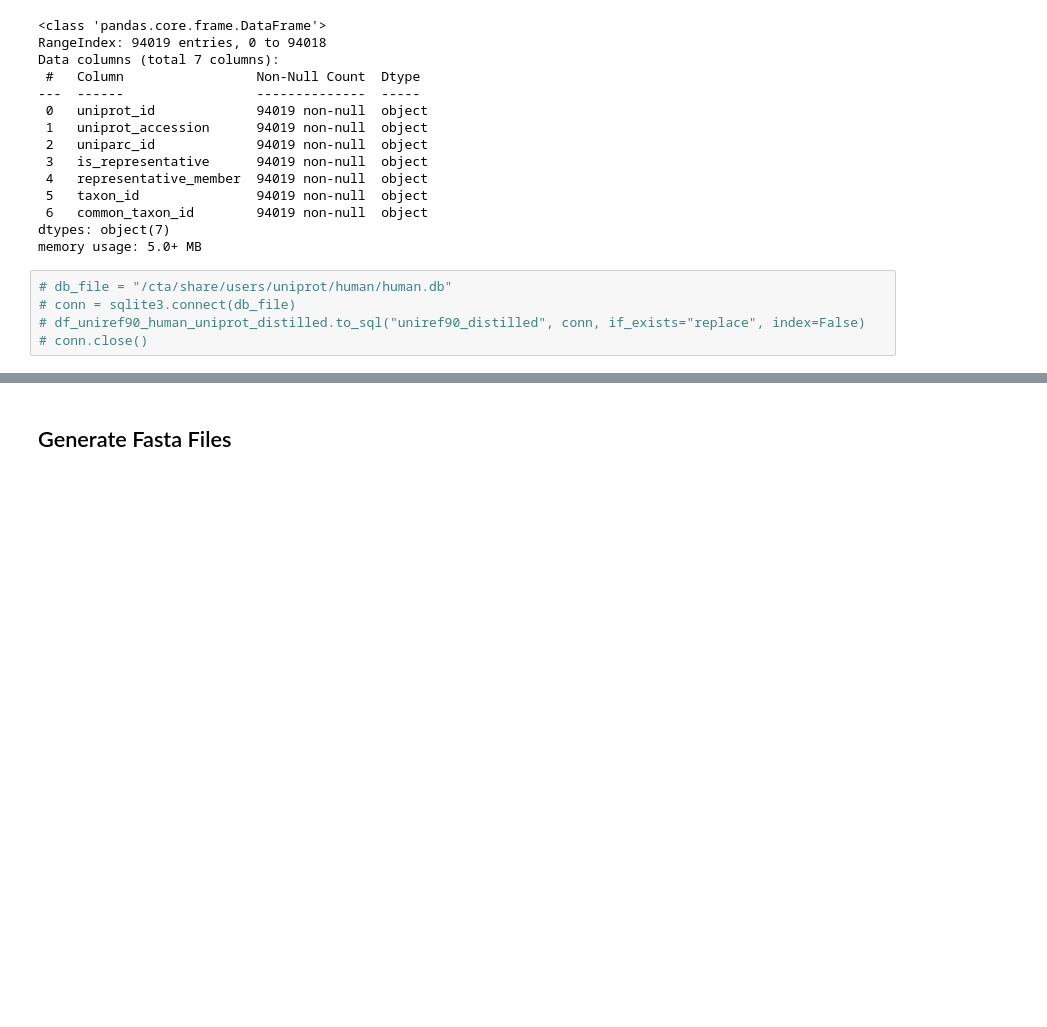
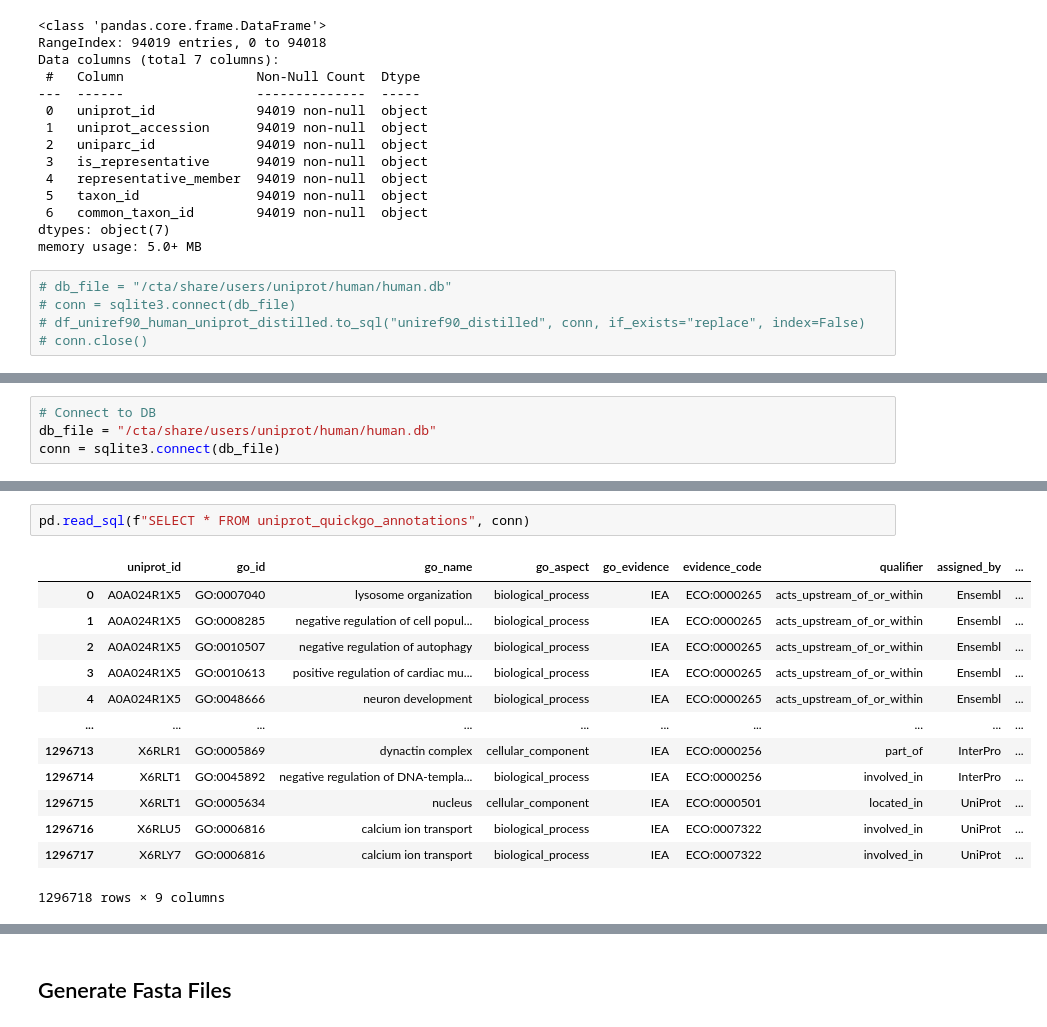
Before and after one commit to boun-tabi-lifelu/evolutionary-subword-tokenization, a Jupyter notebook: Prog/dataset_schema.ipynb, the cells around one changed output, grey strips where cells are left out. Drawn from its saved outputs; the diff is of its cells as text; blank space fills up the shorter version.

```diff
--- a/Prog/dataset_schema.ipynb
+++ b/Prog/dataset_schema.ipynb
@@ -740,0 +1306,4 @@ memory usage: 5.0+ MB
+# %%
+# Connect to DB
+db_file = "/cta/share/users/uniprot/human/human.db"
+conn = sqlite3.connect(db_file)
@@ -740,0 +1320,16 @@ memory usage: 5.0+ MB
+# %%
+pd.read_sql(f"SELECT * FROM uniprot_quickgo_annotations", conn)
+# %% [output]
+|  | uniprot_id | go_id | go_name | go_aspect | go_evidence | evidence_code | qualifier | assigned_by | ... |
+| 0 | A0A024R1X5 | GO:0007040 | lysosome organization | biological_process | IEA | ECO:0000265 | acts_upstream_of_or_within | Ensembl | ... |
+| 1 | A0A024R1X5 | GO:0008285 | negative regulation of cell popul... | biological_process | IEA | ECO:0000265 | acts_upstream_of_or_within | Ensembl | ... |
+| 2 | A0A024R1X5 | GO:0010507 | negative regulation of autophagy | biological_process | IEA | ECO:0000265 | acts_upstream_of_or_within | Ensembl | ... |
+| 3 | A0A024R1X5 | GO:0010613 | positive regulation of cardiac mu... | biological_process | IEA | ECO:0000265 | acts_upstream_of_or_within | Ensembl | ... |
+| 4 | A0A024R1X5 | GO:0048666 | neuron development | biological_process | IEA | ECO:0000265 | acts_upstream_of_or_within | Ensembl | ... |
+| ... | ... | ... | ... | ... | ... | ... | ... | ... | ... |
+| 1296713 | X6RLR1 | GO:0005869 | dynactin complex | cellular_component | IEA | ECO:0000256 | part_of | InterPro | ... |
+| 1296714 | X6RLT1 | GO:0045892 | negative regulation of DNA-templa... | biological_process | IEA | ECO:0000256 | involved_in | InterPro | ... |
+| 1296715 | X6RLT1 | GO:0005634 | nucleus | cellular_component | IEA | ECO:0000501 | located_in | UniProt | ... |
+| 1296716 | X6RLU5 | GO:0006816 | calcium ion transport | biological_process | IEA | ECO:0007322 | involved_in | UniProt | ... |
+| 1296717 | X6RLY7 | GO:0006816 | calcium ion transport | biological_process | IEA | ECO:0007322 | involved_in | UniProt | ... |
+1296718 rows × 9 columns
```
Also changed, not shown: parts of 14 cells of this notebook, 37 other files.
